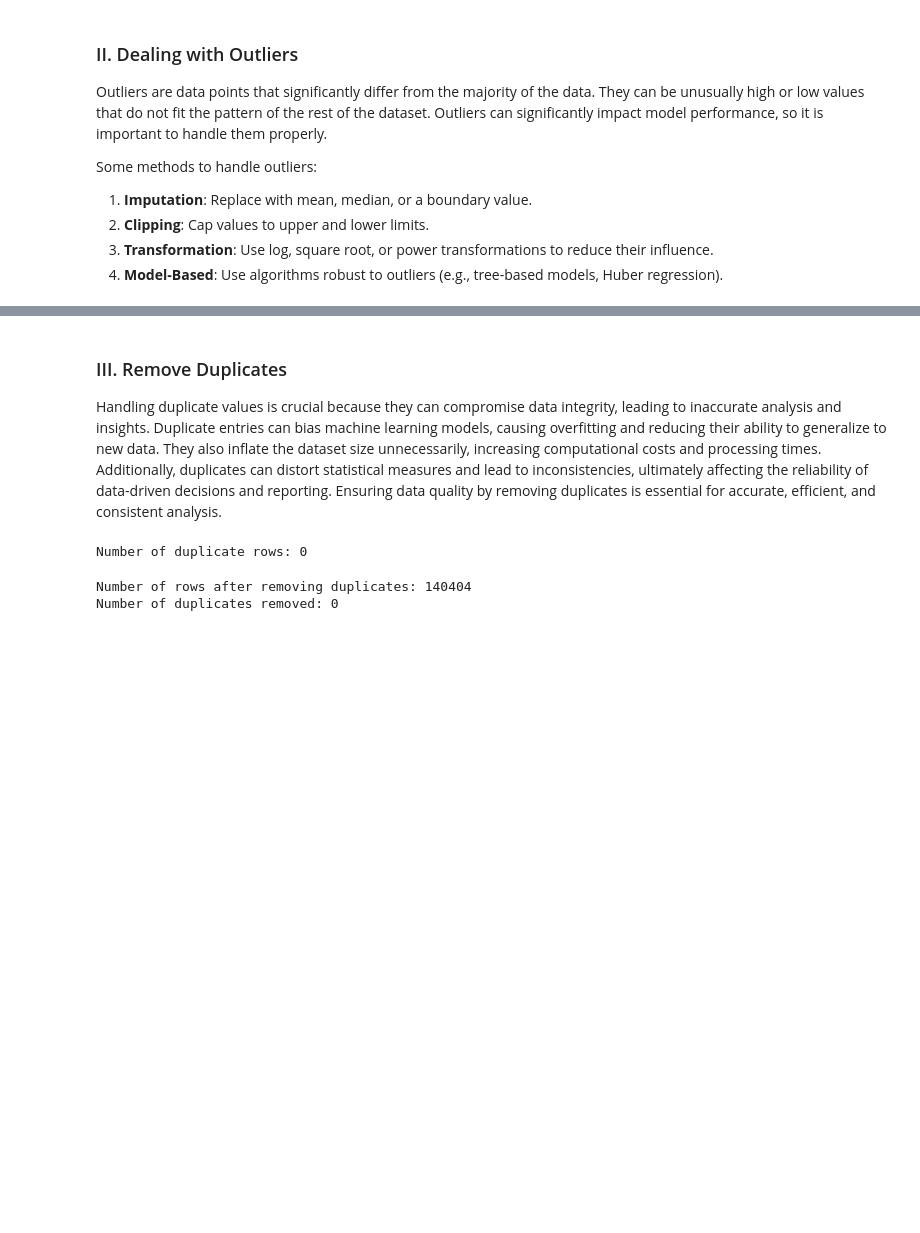
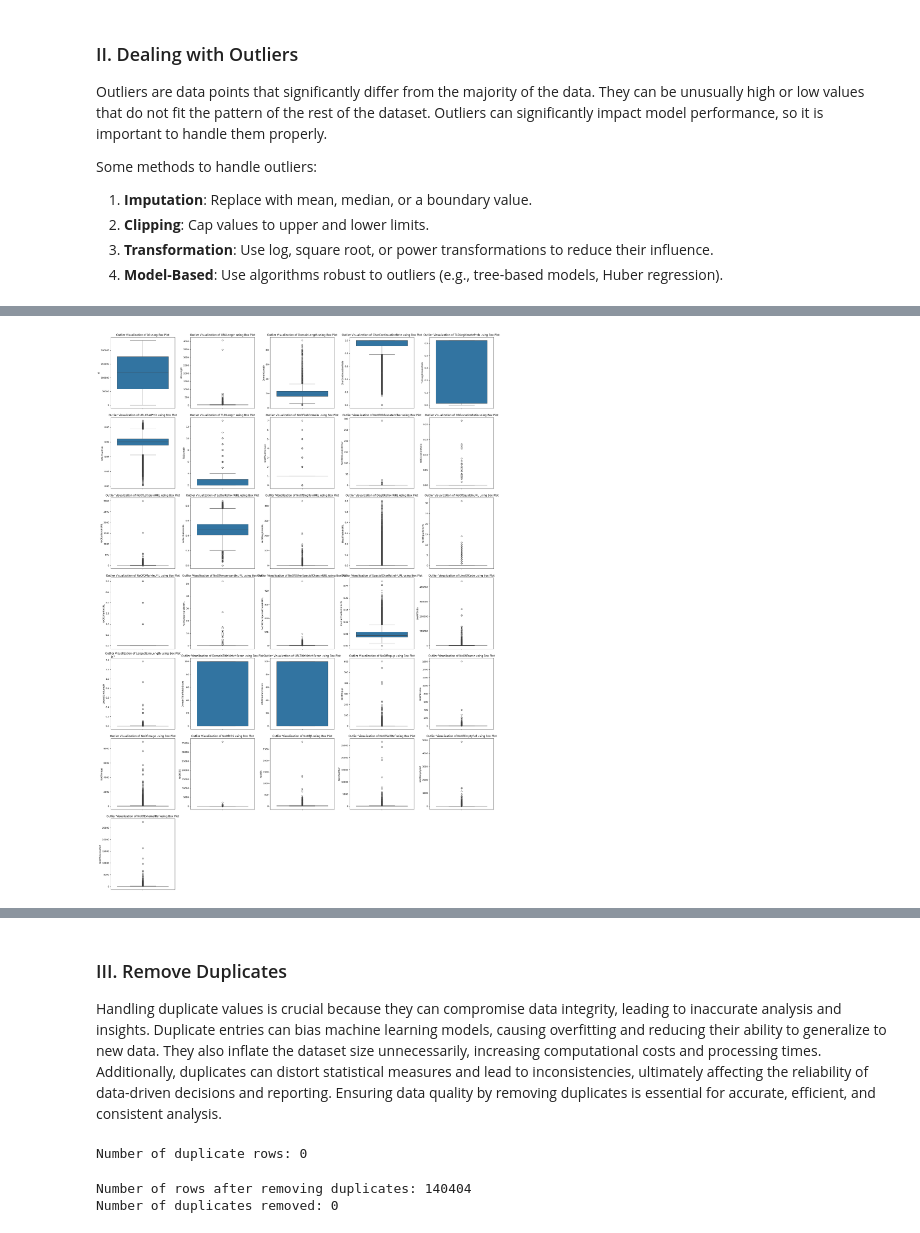
Before and after one commit to k3rlyn/Tubes2-Dasar-AI, a Jupyter notebook: Tubes2_18222002_18222031_18222090_18222099.ipynb, the cells around one changed output, grey strips where cells are left out. Drawn from its saved outputs; the diff is of its cells as text; code cells hidden in the pictures; blank space fills up the shorter version.

```diff
--- a/Tubes2_18222002_18222031_18222090_18222099.ipynb
+++ b/Tubes2_18222002_18222031_18222090_18222099.ipynb
@@ -408,0 +526,92 @@ Feature: NoOfExternalRef, Outliers detected: 4683
+# %%
+# Fungsi untuk mendeteksi outliers menggunakan metode perhitungan IQR
+def outliers_detection(df, column):
+    Q1 = df[column].quantile(0.25)
+    Q3 = df[column].quantile(0.75)
+    IQR = Q3 - Q1
+    lower_bound = Q1 - (1.5 * IQR)
+    upper_bound = Q3 + (1.5 * IQR)
+    outliers = df[(df[column] < lower_bound) | (df[column] > upper_bound)][column]
+    return len(outliers), lower_bound, upper_bound
+
+# numerical_features = df.select_dtypes(include=['int64', 'float64']).columns
+
+# Mendapatkan kolom numerik yang bukan binary
+numerical_features = [col for col in df.columns
+                    if df[col].dtype in ['int64', 'float64']
+                    and col not in binary_columns]
+
+outliers_summary = []
+
+for column in numerical_features:
+    n_outliers, lower, upper = outliers_detection(df, column)
+    outliers_summary.append({
+        'Feature': column,
+        'Number of Outliers': n_outliers,
+        'Outliers Percentage (%)': round((n_outliers/len(df) * 100), 2),
+        'Lower Bound': round(lower, 2),
+        'Upper Bound': round(upper, 2)
+    })
+
+outliers_df = pd.DataFrame(outliers_summary)
+print("\nOutliers Summary (using IQR):")
+display(outliers_df)
+
+# Visualisasi outliers
+# Hitung jumlah kolom numerik
+n_features = len(numerical_features)
+
+# Hitung jumlah baris dan kolom yang dibutuhkan untuk subplot
+n_cols = 5  # Kita tetap gunakan 5 kolom per baris
+n_rows = (n_features + n_cols - 1) // n_cols  # Pembulatan ke atas untuk menentukan jumlah baris
+
+# Buat plot
+plt.figure(figsize=(25, 5*n_rows))  # Ukuran figure disesuaikan dengan jumlah baris
+
+for i, column in enumerate(numerical_features, 1):
+    plt.subplot(n_rows, n_cols, i)
+    sns.boxplot(data=df, y=column)
+    plt.title(f'Outlier Visualization of {column} using Box Plot')
+
+plt.tight_layout()
+plt.show()
+
+print("\nOutliers Analysis for Each Feature using Scatter Plot Visualization")
+print("=" * 100)
+# Visualisasi scatter plot
+n_features = len(numerical_features)
+n_cols = 3  # Menggunakan 3 kolom per baris untuk scatter plot
+n_rows = (n_features + n_cols - 1) // n_cols
+
+plt.figure(figsize=(20, 6*n_rows))
+
+for i, column in enumerate(numerical_features, 1):
+    plt.subplot(n_rows, n_cols, i)
+
+    # Menghitung IQR
+    Q1 = df[column].quantile(0.25)
+    Q3 = df[column].quantile(0.75)
+    IQR = Q3 - Q1
+    lower_bound = Q1 - 1.5 * IQR
+    upper_bound = Q3 + 1.5 * IQR
+
+    # Buat plot semua data
+    plt.scatter(range(len(df)), df[column], alpha=0.6, label='Normal')
+
+   # Identifikasi dan plot outliers
+    outliers = df[(df[column] < lower_bound) | (df[column] > upper_bound)]
+    if not outliers.empty:
+        plt.scatter(outliers.index, outliers[column], color='red', alpha=0.6, label='Outliers')
+
+    # Menambahkan garis batas
+    plt.axhline(y=upper_bound, color='r', linestyle='--', alpha=0.5)
+    plt.axhline(y=lower_bound, color='r', linestyle='--', alpha=0.5)
+
+    plt.title(f'IQR Outliers in {column}')
+    plt.xlabel('Index')
+    plt.ylabel('Value')
+    plt.legend()
+
+plt.tight_layout()
+plt.show()
+# %% [output]
@@ -408,0 +636 @@ Feature: NoOfExternalRef, Outliers detected: 4683
+[figure, added]
```
Also changed, not shown: parts of 8 cells of this notebook.
